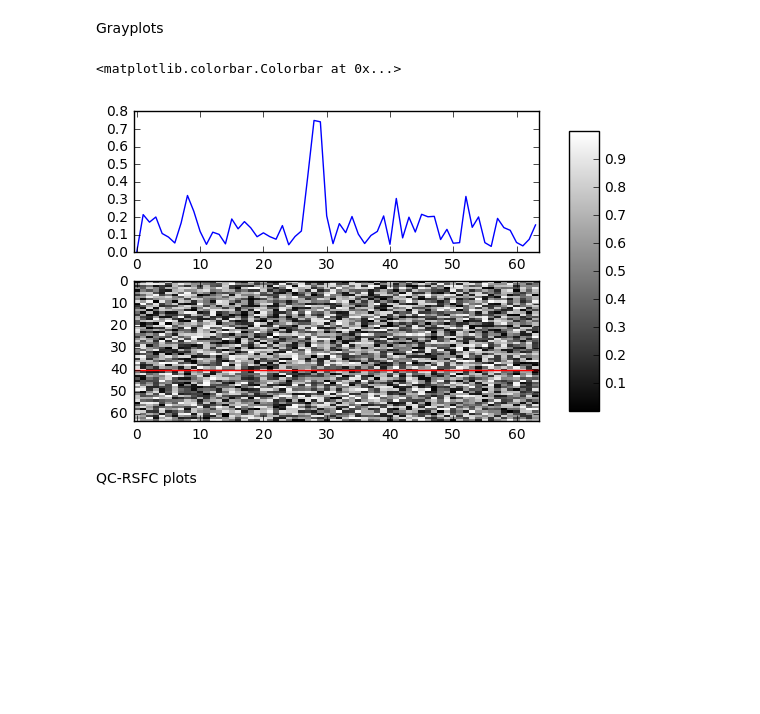
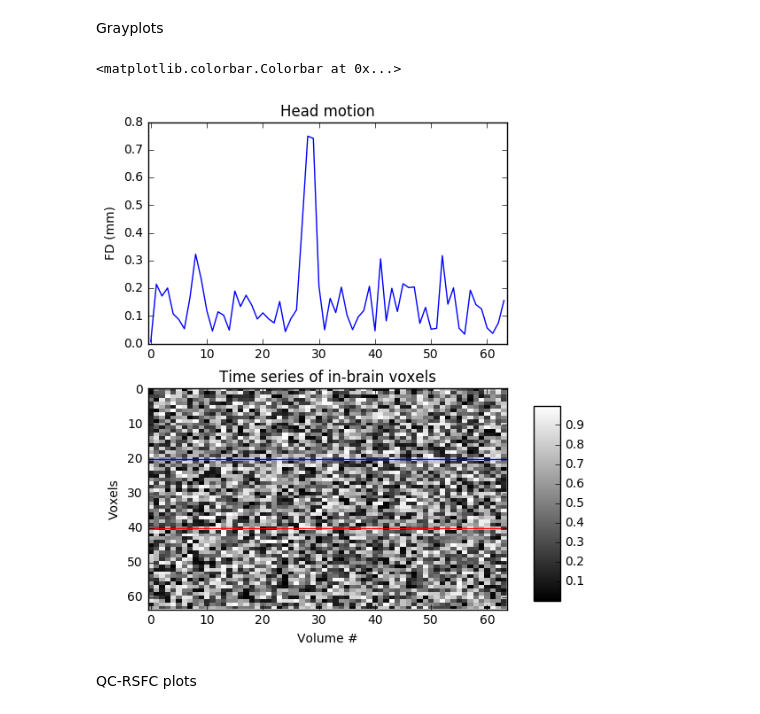
Before and after one commit to paola-g/fc_reproducibility, a Jupyter notebook: python/pipelineCustom.ipynb, the cells around one changed output. Cells and saved outputs as stored; diff of their text form; code cells hidden in the pictures; blank space fills up the shorter version.

Commit message:
code for plots, operations for gordon pipelines

```diff
--- a/python/pipelineCustom.ipynb
+++ b/python/pipelineCustom.ipynb
@@ -1585,27 +1635,33 @@ fig.colorbar(im, cax=cbar_ax)
 # %%
 fig = plt.figure()
 ax1 = plt.subplot(211)
 plt.plot(np.arange(64),score[0:64])
+plt.title('Head motion')
+plt.ylabel('FD (mm)')
 ax2 = plt.subplot(212, sharex=ax1)
 im = plt.imshow(np.random.rand(64, 64), aspect='auto', interpolation='None', cmap=plt.cm.gray)
+plt.title('Time series of in-brain voxels')
+plt.ylabel('Voxels')
 plt.axhline(y=40, color='r')
-plt.axhline(y=40, color='r')
-fig.subplots_adjust(right=0.8)
-cbar_ax = fig.add_axes([0.85, 0.15, 0.05, 0.7])
+plt.axhline(y=20, color='b')
+plt.xlabel('Volume #')
+fig.subplots_adjust(right=0.8,top=1.5)
+cbar_ax = fig.add_axes([0.85, 0.15, 0.05, 0.55]) #orig 0.85, 0.15, 0.05, 0.7
 fig.colorbar(im, cax=cbar_ax)
+
 #from mpl_toolkits.axes_grid1 import make_axes_locatable
 #divider = make_axes_locatable(plt.gca())
 #cax = divider.append_axes("right", "50%", pad="3%")
 #plt.colorbar(im, cax=cax)
 #plt.colorbar(im, use_gridspec=True)
 #plt.tight_layout()
 
 #cbaxes = fig.add_axes([0.8, 0.1, 0.03, 0.8])
 #cb = plt.colorbar(im, cax = cbaxes)
 #plt.show()
 # %% [output]
 <matplotlib.colorbar.Colorbar at 0x...>
-[figure, old version]
+[figure, new version]
 # %% [markdown]
 QC-RSFC plots
 # %%
```
Also changed, not shown: parts of 8 cells of this notebook.
